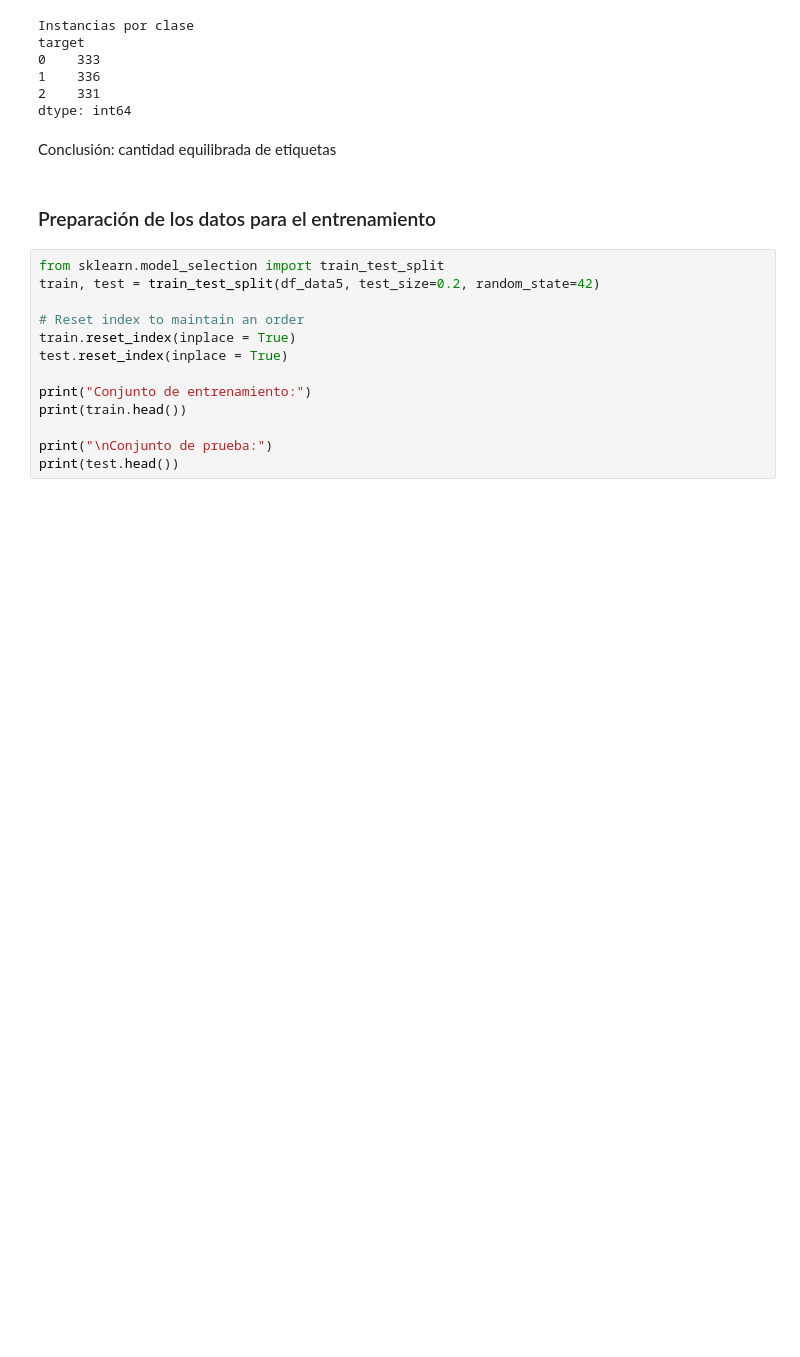
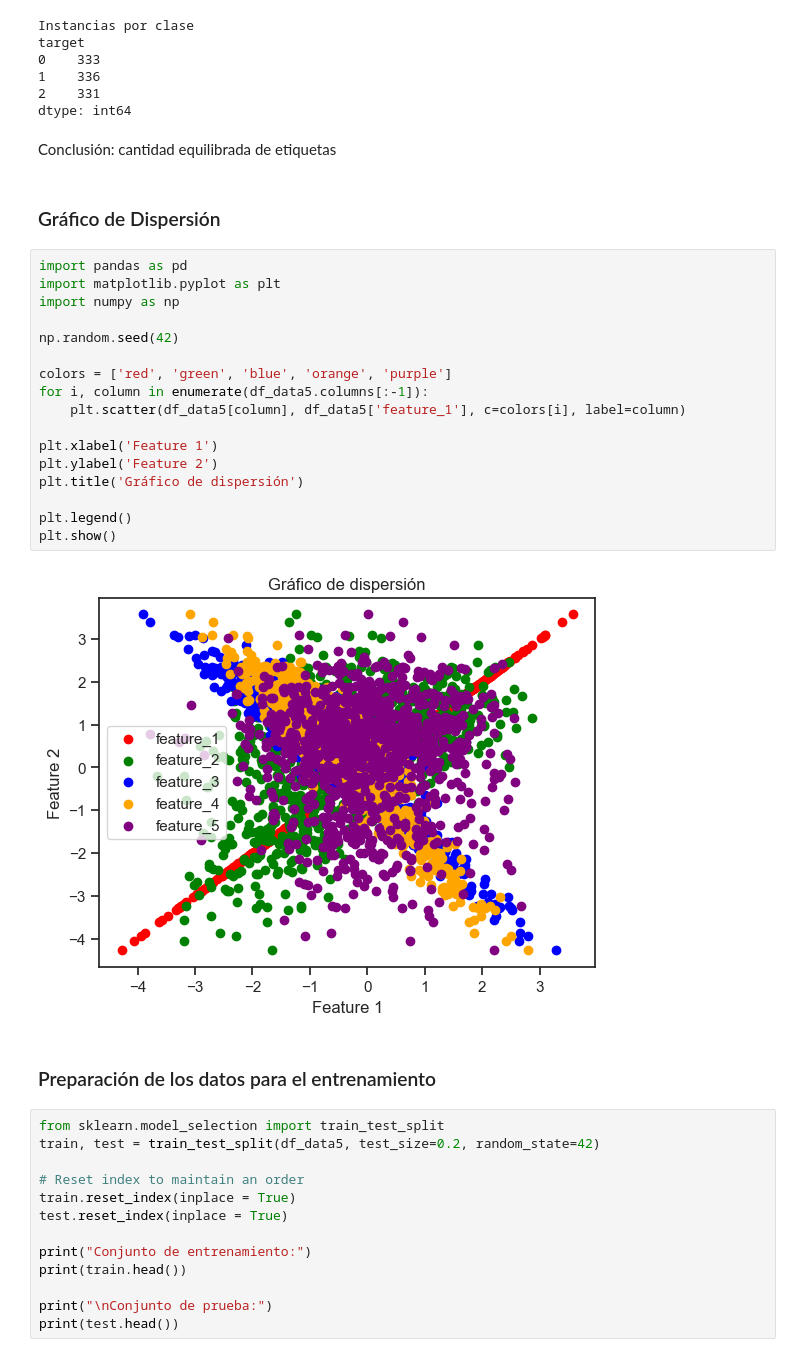
Before and after one commit to viorbe20/ai-machine-learning, a Jupyter notebook: decision-trees-exercises/ex03_classification_decision_trees_data5.ipynb, the cells around one changed output. Drawn from its saved outputs; the diff is of its cells as text; blank space fills up the shorter version.

```diff
--- a/decision-trees-exercises/ex03_classification_decision_trees_data5.ipynb
+++ b/decision-trees-exercises/ex03_classification_decision_trees_data5.ipynb
@@ -55,6 +55,27 @@ target
 dtype: int64
 # %% [markdown]
 Conclusión: cantidad equilibrada de etiquetas
+# %% [markdown]
+### Gráfico de Dispersión
+# %%
+import pandas as pd
+import matplotlib.pyplot as plt
+import numpy as np
+
+np.random.seed(42)
+
+colors = ['red', 'green', 'blue', 'orange', 'purple']
+for i, column in enumerate(df_data5.columns[:-1]):
+    plt.scatter(df_data5[column], df_data5['feature_1'], c=colors[i], label=column)
+
+plt.xlabel('Feature 1')
+plt.ylabel('Feature 2')
+plt.title('Gráfico de dispersión')
+
+plt.legend()
+plt.show()
+# %% [output]
+[figure, added]
 # %% [markdown]
 ### Preparación de los datos para el entrenamiento
 # %%
```
Also changed, not shown: parts of 1 cell of this notebook, 1 other file.
